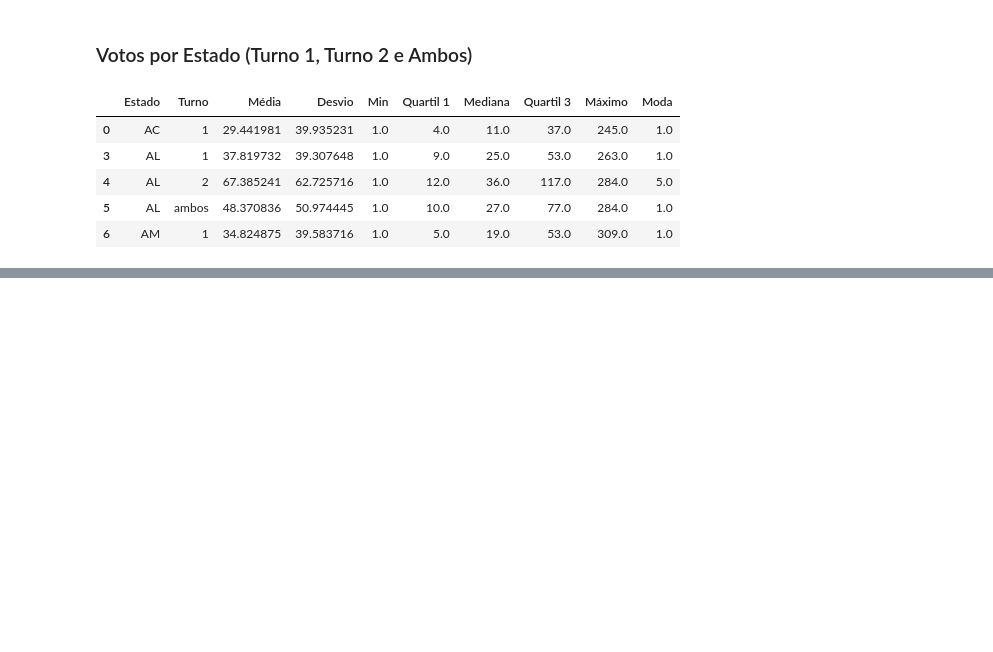
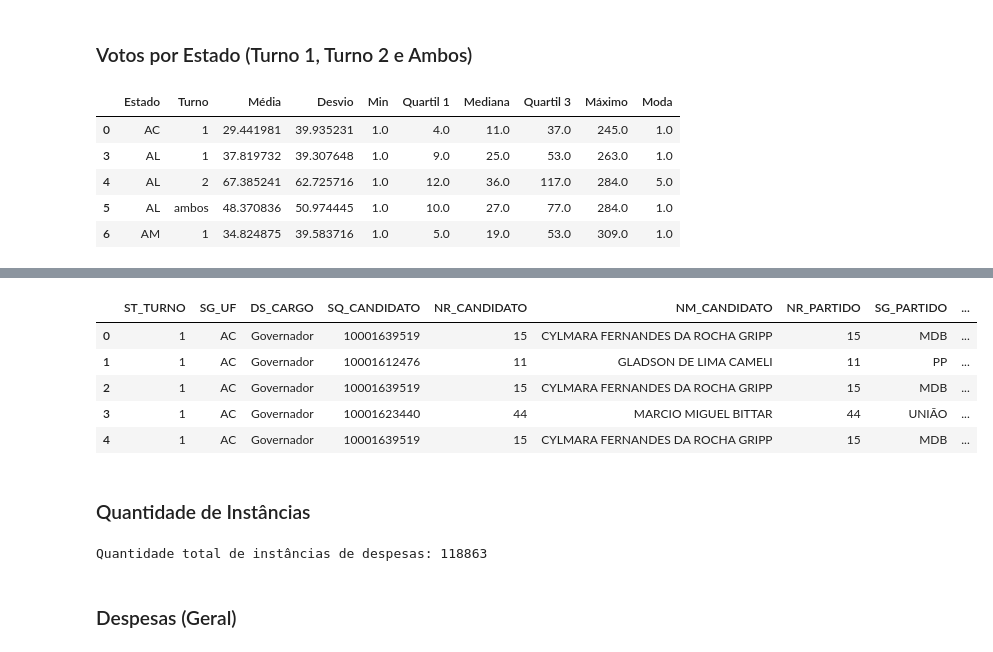
Before and after one commit to AndreiRech/Election, a Jupyter notebook: Analise.ipynb, the cells around one changed output, grey strips where cells are left out. Saved outputs shown, nothing was run; the diff lists cells and outputs as text; code cells hidden in the pictures; blank space fills up the shorter version.

```diff
--- a/Analise.ipynb
+++ b/Analise.ipynb
@@ -284,0 +340,19 @@ df_estatisticas.head()
+# %%
+df = pd.read_csv('Resultados\\Despesas.csv', delimiter=',', encoding='utf-8')
+df.head()
+# %% [output]
+|  | ST_TURNO | SG_UF | DS_CARGO | SQ_CANDIDATO | NR_CANDIDATO | NM_CANDIDATO | NR_PARTIDO | SG_PARTIDO | ... |
+| 0 | 1 | AC | Governador | 10001639519 | 15 | CYLMARA FERNANDES DA ROCHA GRIPP | 15 | MDB | ... |
+| 1 | 1 | AC | Governador | 10001612476 | 11 | GLADSON DE LIMA CAMELI | 11 | PP | ... |
+| 2 | 1 | AC | Governador | 10001639519 | 15 | CYLMARA FERNANDES DA ROCHA GRIPP | 15 | MDB | ... |
+| 3 | 1 | AC | Governador | 10001623440 | 44 | MARCIO MIGUEL BITTAR | 44 | UNIÃO | ... |
+| 4 | 1 | AC | Governador | 10001639519 | 15 | CYLMARA FERNANDES DA ROCHA GRIPP | 15 | MDB | ... |
+# %% [markdown]
+### Quantidade de Instâncias
+# %%
+total = df['SQ_CANDIDATO'].count()
+print('Quantidade total de instâncias de despesas:', total)
+# %% [output]
+Quantidade total de instâncias de despesas: 118863
+# %% [markdown]
+### Despesas (Geral)
```
Also changed, not shown: parts of 15 cells of this notebook.
